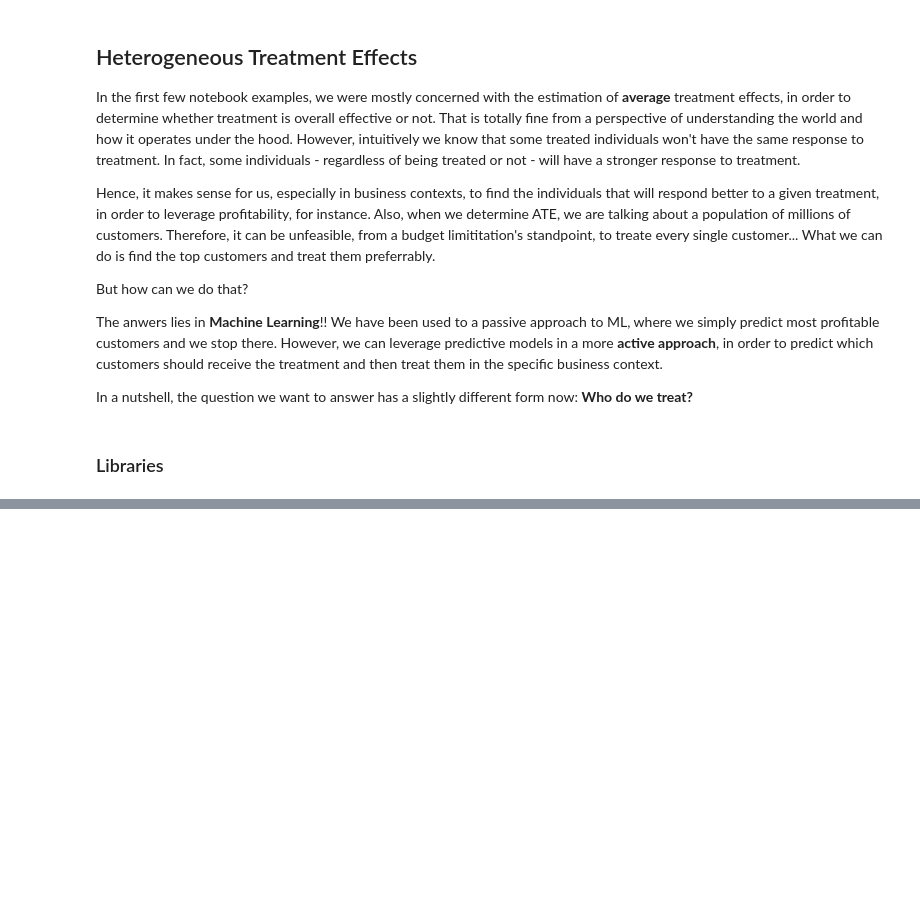
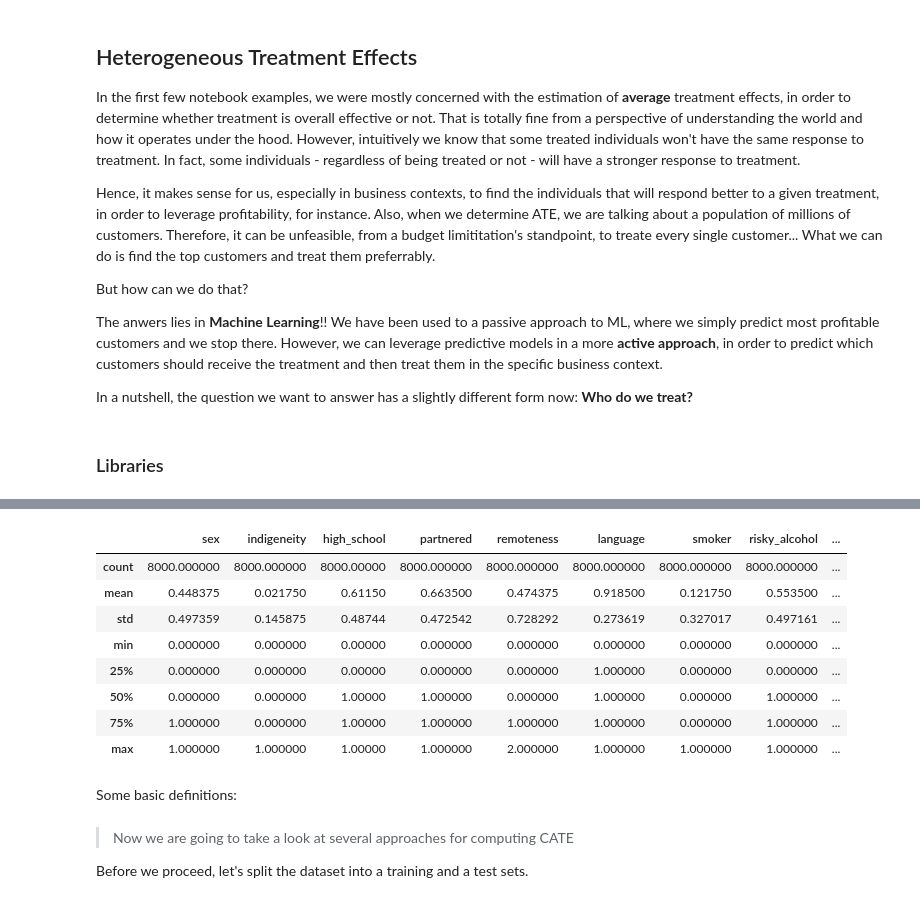
Before and after one commit to gfluz94/causal-inference, a Jupyter notebook: examples/06. Heterogeneous Effects and ML.ipynb, the cells around one changed output, grey strips where cells are left out. Drawn from its saved outputs; the diff is of its cells as text; code cells hidden in the pictures; blank space fills up the shorter version.

```diff
--- a/examples/06. Heterogeneous Effects and ML.ipynb
+++ b/examples/06. Heterogeneous Effects and ML.ipynb
@@ -23,0 +30,3 @@ from lightgbm import LGBMRegressor
+# %%
+df = pd.read_csv("../data/smoking_psyc_distress.csv",)
+df.head()
@@ -23,0 +40,14 @@ from lightgbm import LGBMRegressor
+# %%
+df.describe()
+# %% [output]
+|  | sex | indigeneity | high_school | partnered | remoteness | language | smoker | risky_alcohol | ... |
+| count | 8000.000000 | 8000.000000 | 8000.00000 | 8000.000000 | 8000.000000 | 8000.000000 | 8000.000000 | 8000.000000 | ... |
+| mean | 0.448375 | 0.021750 | 0.61150 | 0.663500 | 0.474375 | 0.918500 | 0.121750 | 0.553500 | ... |
+| std | 0.497359 | 0.145875 | 0.48744 | 0.472542 | 0.728292 | 0.273619 | 0.327017 | 0.497161 | ... |
+| min | 0.000000 | 0.000000 | 0.00000 | 0.000000 | 0.000000 | 0.000000 | 0.000000 | 0.000000 | ... |
+| 25% | 0.000000 | 0.000000 | 0.00000 | 0.000000 | 0.000000 | 1.000000 | 0.000000 | 0.000000 | ... |
+| 50% | 0.000000 | 0.000000 | 1.00000 | 1.000000 | 0.000000 | 1.000000 | 0.000000 | 1.000000 | ... |
+| 75% | 1.000000 | 0.000000 | 1.00000 | 1.000000 | 1.000000 | 1.000000 | 0.000000 | 1.000000 | ... |
+| max | 1.000000 | 1.000000 | 1.00000 | 1.000000 | 2.000000 | 1.000000 | 1.000000 | 1.000000 | ... |
+# %% [markdown]
+Some basic definitions:
@@ -23,0 +58,4 @@ from lightgbm import LGBMRegressor
+# %% [markdown]
+> Now we are going to take a look at several approaches for computing CATE
+
+Before we proceed, let's split the dataset into a training and a test sets.
```
Also changed, not shown: parts of 12 cells of this notebook.
